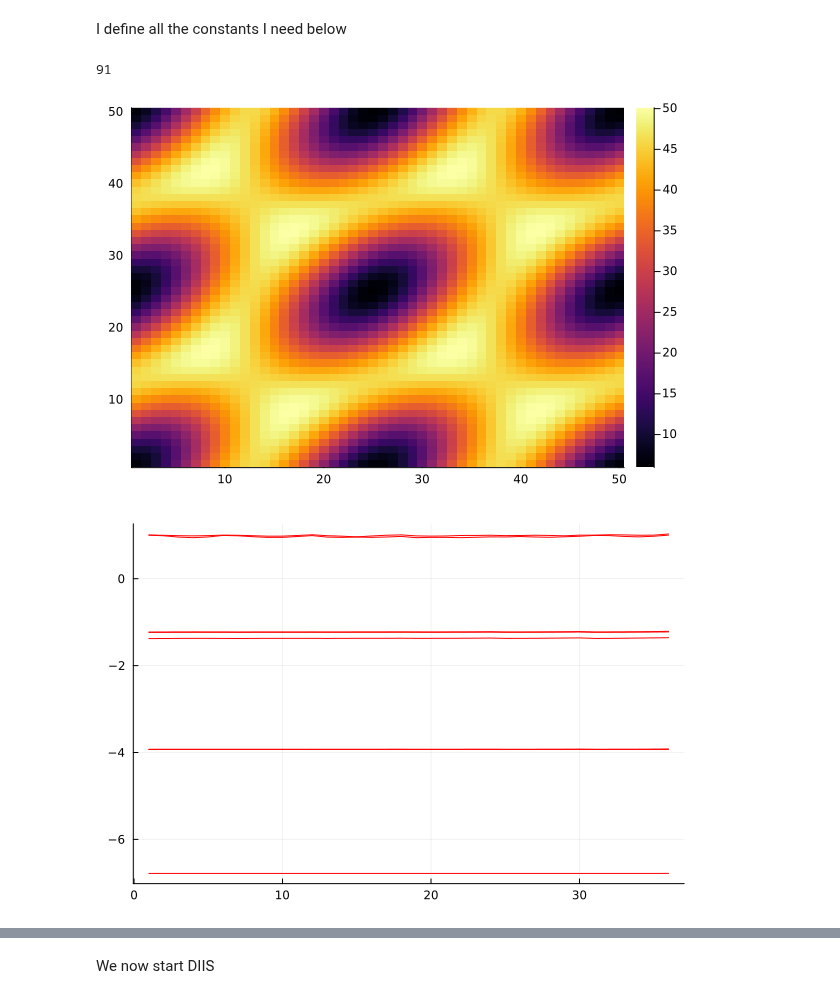
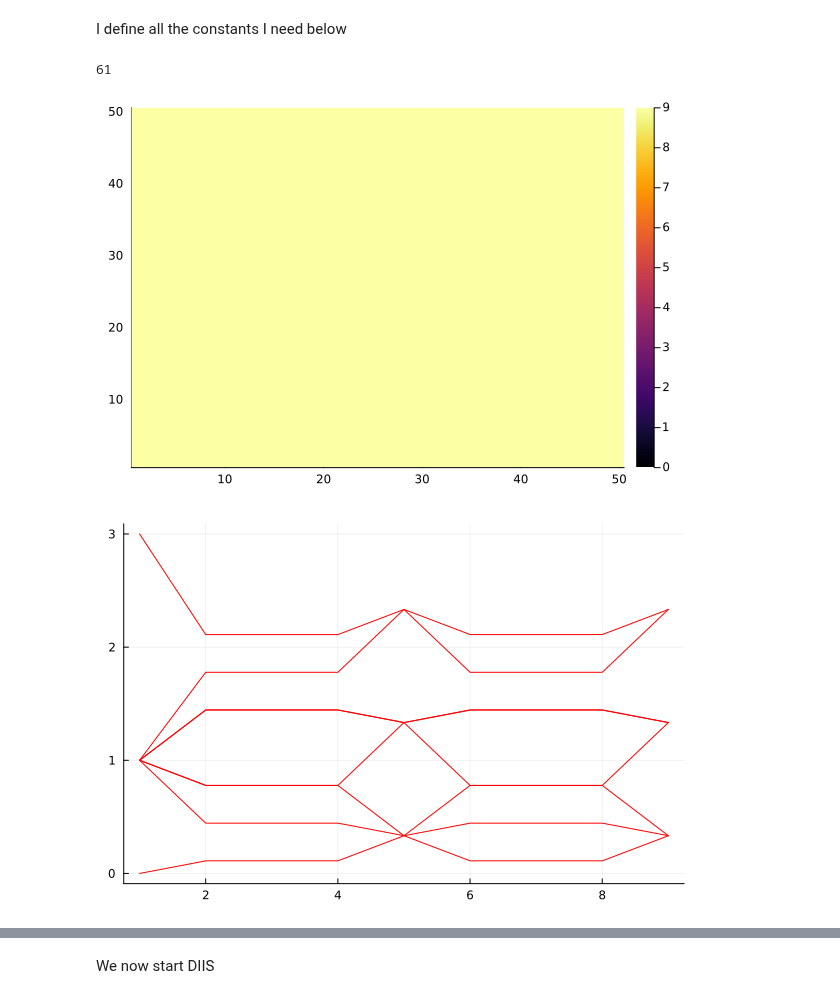
Before and after one commit to ttx002000/HF_Moire, a Jupyter notebook: primecode.ipynb, the cells around one changed output, grey strips where cells are left out. Cells and saved outputs as stored; diff of their text form; code cells hidden in the pictures.

```diff
--- a/primecode.ipynb
+++ b/primecode.ipynb
@@ -18,7 +18,7 @@ am=4*π/(√3*scale);
 β=4*flux/(√3*scale^2)
 
 mass=0.5;
-V0=10
+V0=0
 ϕ=0.0;
 
 
@@ -30,10 +30,10 @@ b2=4*π/(√3*am)*[√3/2,1/2]
 a1m=am*[-1/2,√3/2]
 a2m=am*[1,0]
 
-Nq=6;
+Nq=3;
 T1=b1/(Nq)
 T2=b2/(Nq)
-constq=0/Nq^2
+constq=1/Nq^2
 
 mpoint=1/2*b1;
 γ=[0,0];
@@ -73,7 +73,7 @@ end
 
 wave=Vector{Int64}[]
 cutoff=18
-cutoffstandard=5.01*4*π/(√3*am)
+cutoffstandard=4.01*4*π/(√3*am)
 for ja in -cutoff:cutoff, jb in -cutoff:cutoff
     gtest=ja*b1+jb*b2;
     if (gtest[1]^2+gtest[2]^2)<cutoffstandard^2
@@ -90,7 +90,7 @@ for ja in 1:Nq^2, jb in eachindex(wave), jc in 1:Nq^2, jd in eachindex(wave)
    overlapmatrix[ja,jb,jc,jd]=overlap([T1 T2]*(allowedq[ja]+wave[jb]),[T1 T2]*(allowedq[jc]+wave[jd]-wave[jb]-allowedq[ja]),β)
 end
 # %% [output]
-91
+61
 # %%
 single_Ham=[zeros(ComplexF64,dimension,dimension) for ja in 1:Nq^2]
 single_MoirePo=[zeros(ComplexF64,dimension,dimension) for ja in 1:Nq^2]
@@ -155,36 +155,36 @@ for ja in 1:50, jb in 1:50
   single_xgrid[ja,jb]=(ja/25*a1m[1]+jb/25*a2m[1])
   single_ygrid[ja,jb]=(ja/25*a1m[2]+jb/25*a2m[2])
   rvec=ja/25*a1m+jb/25*a2m
   for jc in eachindex(wave), jd in eachindex(wave)
     gvec=[T1 T2]*(wave[jc]-wave[jd])
    single_zgrid[ja,jb]+=Hartree_Density[jc,jd]*exp(im*(gvec[1]*rvec[1]+gvec[2]*rvec[2]))
   end
 
 end
 myplot=heatmap(real.(single_zgrid))
 display(myplot)
 
 
 
 
 
 
-#=for ja in 1:Nq^2
+for ja in 1:Nq^2
   A=randn(ComplexF64,dimension,dimension)
   input_DensityMatrix[ja]=0.9*input_DensityMatrix[ja]+(A+A')*0.001
 end
-=#
+
 
 
 #random_DensityMatrix=[zeros(ComplexF64,dimension,dimension) for _ in 1:Nq^2]
 ##   filled=rand(1:dimension)
   # random_DensityMatrix[ja][jb,jc]+=single_eigenvector[ja][:,filled]*(single_eigenvector[ja][:,filled])'
 
 #end
 
 #input_DensityMatrix=0.9*input_DensityMatrix+0.1*random_DensityMatrix
 # %% [output]
-[figure, old version]
+[figure, new version]
 # %%
 NOHF_pathvalue=zeros(Float64,dimension,Nq^2)
 for ja in 1:Nq^2
@@ -196,7 +196,7 @@ plot!(1:Nq^2,Float64.(NOHF_pathvalue[1:8,:]'),legend=false,color="red")
 
 display(myplot)
 # %% [output]
-[figure, old version]
+[figure, new version]
 # %%
 using JLD2
 jldsave("DensityMatrix_nopotential.jld2",densitymatrix=input_DensityMatrix)
```
Also changed, not shown: parts of 7 cells of this notebook, 4 other files.
